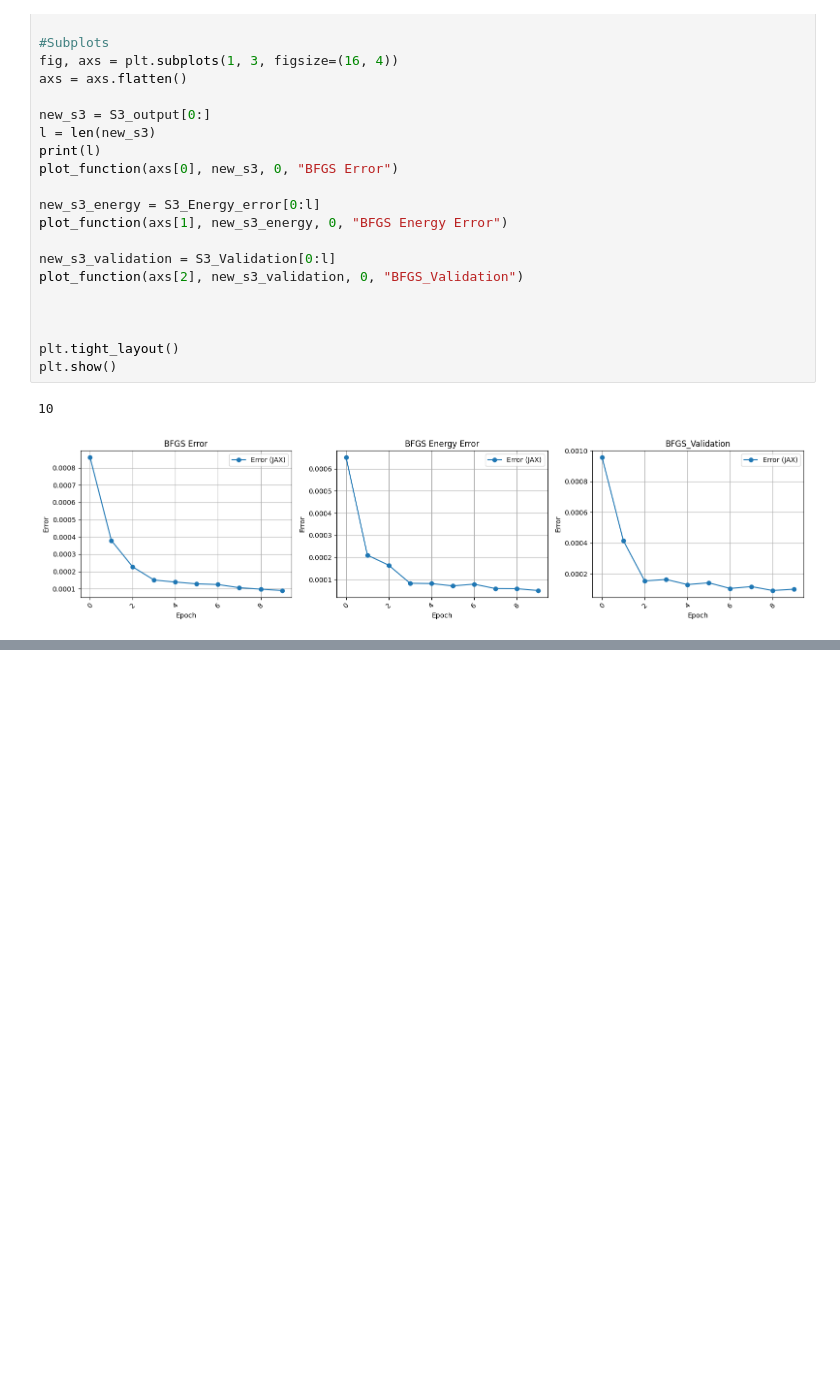
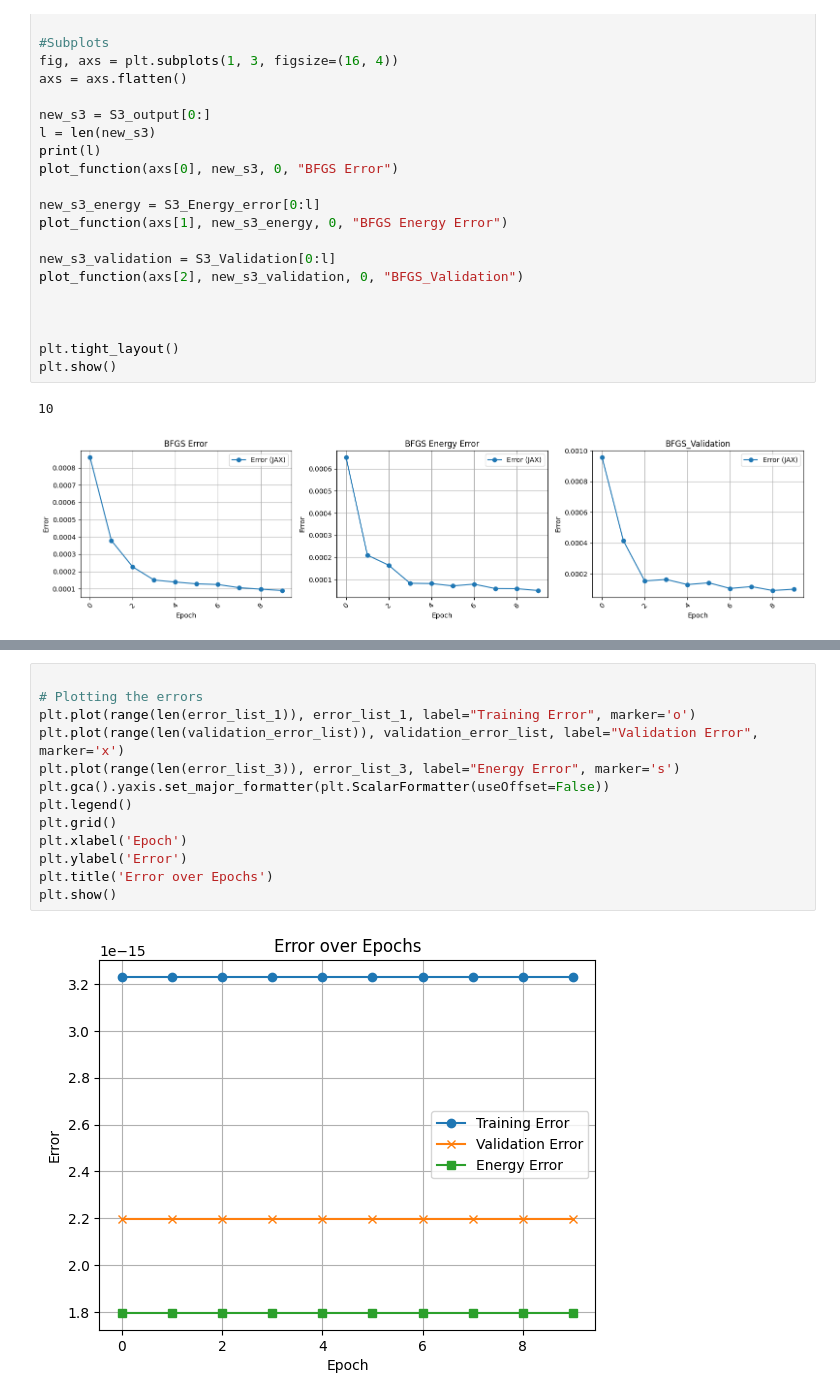
Before and after one commit to RaviPandey33/Optimizing_ODE_Solvers_-_A_Machine_Learning_Approach_to_RK4_Enhancement, a Jupyter notebook: Rk4_method_implementation/Testing_Batch_Learning.ipynb, the cells around one changed output, grey strips where cells are left out. Drawn from its saved outputs; the diff is of its cells as text; blank space fills up the shorter version.

```diff
--- a/Rk4_method_implementation/Testing_Batch_Learning.ipynb
+++ b/Rk4_method_implementation/Testing_Batch_Learning.ipynb
@@ -1503,0 +1638,15 @@ plt.show()
+# %%
+
+# Plotting the errors
+plt.plot(range(len(error_list_1)), error_list_1, label="Training Error", marker='o')
+plt.plot(range(len(validation_error_list)), validation_error_list, label="Validation Error", marker='x')
+plt.plot(range(len(error_list_3)), error_list_3, label="Energy Error", marker='s')
+plt.gca().yaxis.set_major_formatter(plt.ScalarFormatter(useOffset=False))
+plt.legend()
+plt.grid()
+plt.xlabel('Epoch')
+plt.ylabel('Error')
+plt.title('Error over Epochs')
+plt.show()
+# %% [output]
+[figure, added]
```
Also changed, not shown: parts of 5 cells of this notebook, 19 other files.
